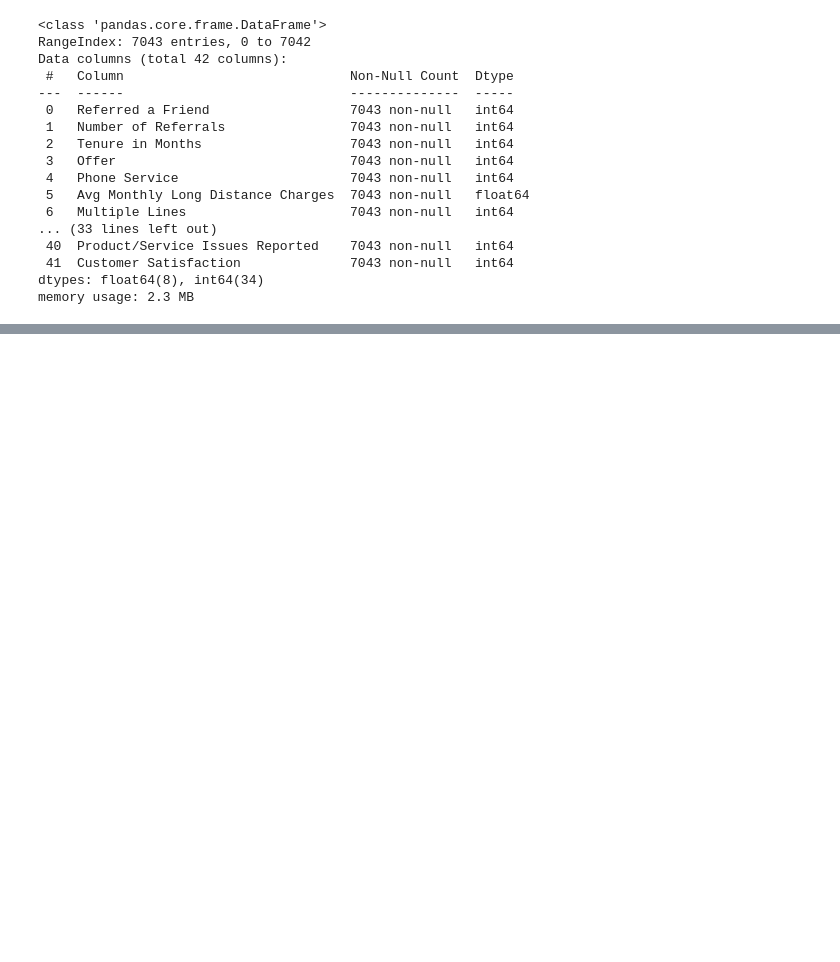
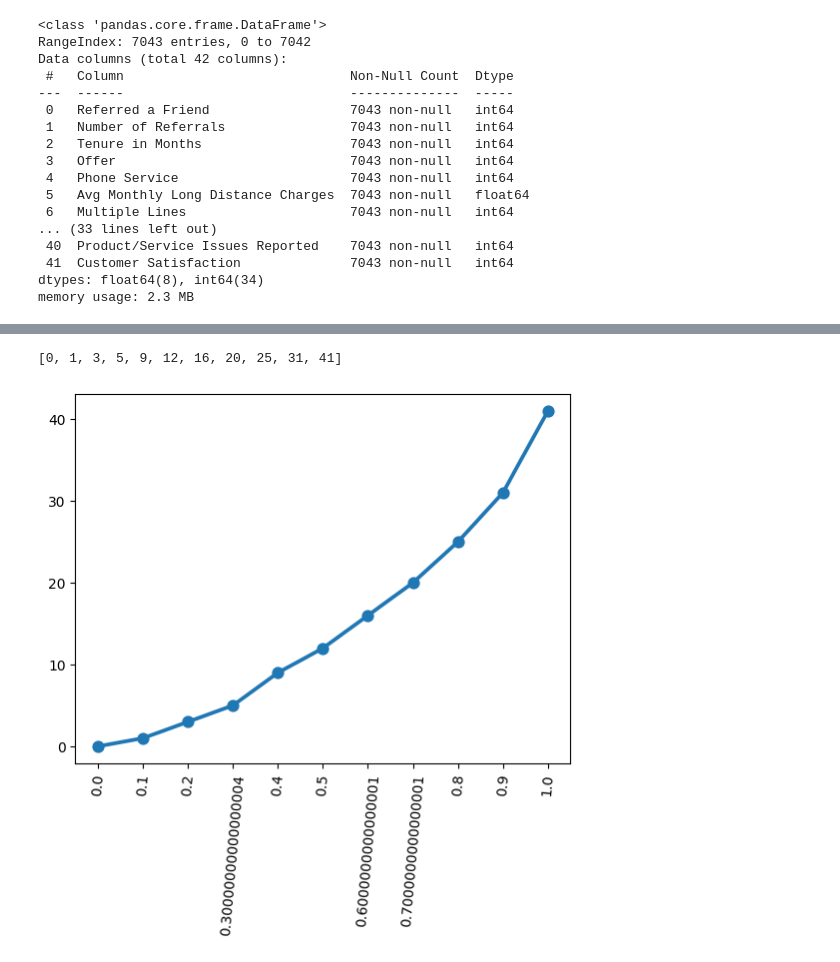
Before and after one commit to SenorMega/AI_ML-Jupyter-Notebooks, a Jupyter notebook: Module 6/tryit_6.2.ipynb, the cells around one changed output, grey strips where cells are left out. Saved outputs shown, nothing was run; the diff lists cells and outputs as text; code cells hidden in the pictures; blank space fills up the shorter version.

```diff
--- a/Module 6/tryit_6.2.ipynb
+++ b/Module 6/tryit_6.2.ipynb
@@ -121,0 +161,16 @@ memory usage: 2.3 MB
+# %%
+variance_plot_by_primary_component =[]
+percent_variance_explained = sigma/sigma.sum()
+percent_variance = np.linspace(0,1,11, endpoint=True)
+for n in percent_variance:
+    category_number = int( (np.cumsum(percent_variance_explained) < n).sum() )
+    variance_plot_by_primary_component.append(category_number)
+
+
+sns.pointplot(x=percent_variance, y=variance_plot_by_primary_component)
+plt.xticks(rotation=85)
+
+print(variance_plot_by_primary_component)
+# %% [output]
+[0, 1, 3, 5, 9, 12, 16, 20, 25, 31, 41]
+[figure, added]
```
Also changed, not shown: parts of 12 cells of this notebook.
